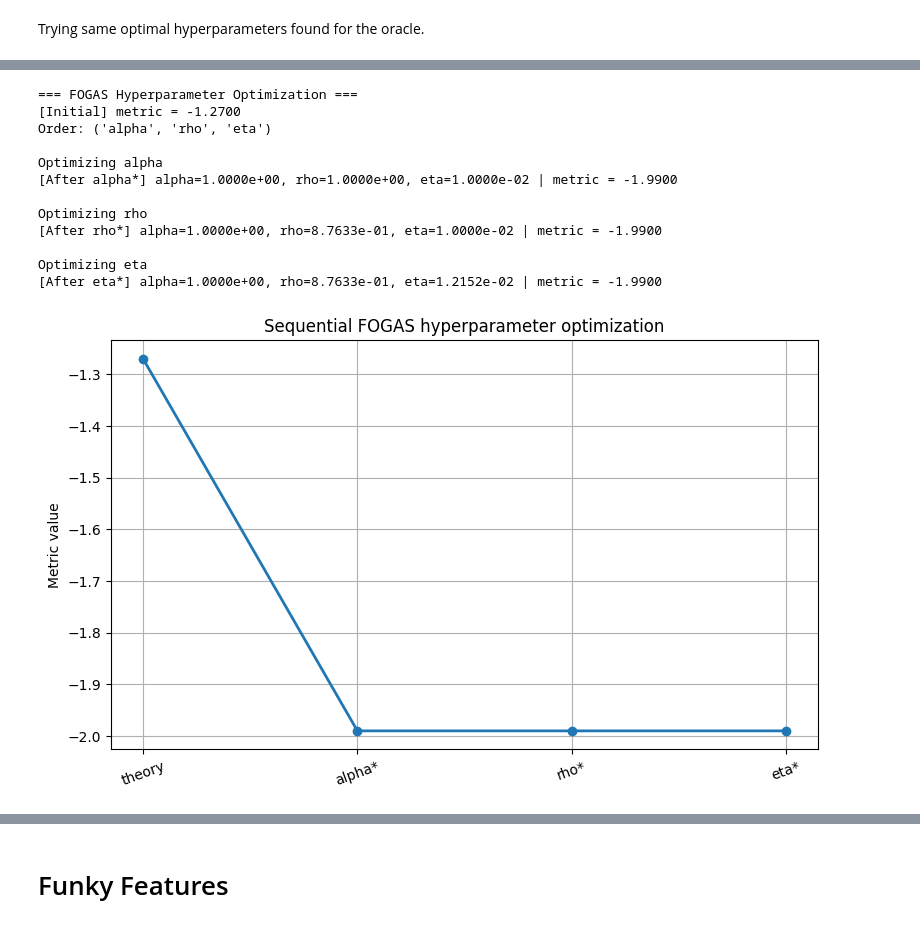
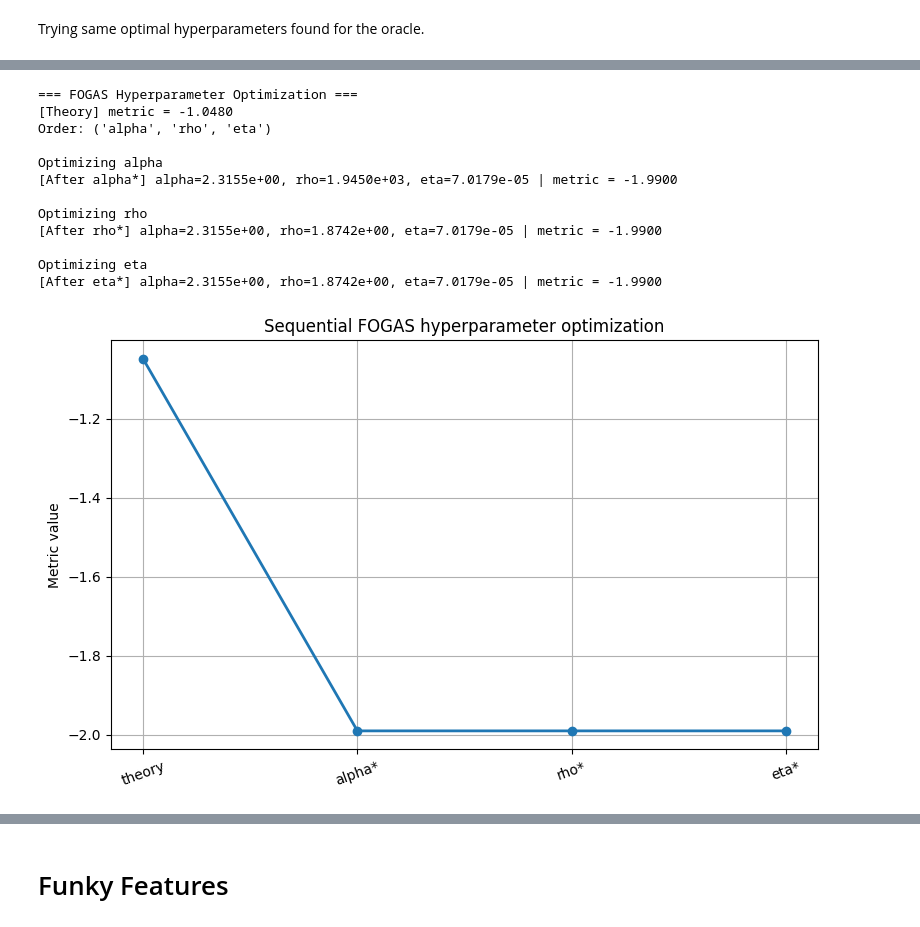
Before and after one commit to maaurod/FOGAS, a Jupyter notebook: experiments/fogas/notebooks/2State.ipynb, the cells around one changed output, grey strips where cells are left out. Cells and saved outputs as stored; diff of their text form; code cells hidden in the pictures.

```diff
--- a/experiments/fogas/notebooks/2State.ipynb
+++ b/experiments/fogas/notebooks/2State.ipynb
@@ -147,21 +162,21 @@ $$
 # %% [markdown]
 ## Testing
 # %%
-states_2d = np.array([0, 1])
-actions_2d = np.array([0, 1])
+states_2d = torch.arange(2, dtype=torch.long)
+actions_2d = torch.arange(2, dtype=torch.long)
 gamma_2d = 0.99
 x_0 = 0 # fixed initial state
 
 def phi(state, action):
-    vec = np.zeros(4)
-    vec[state * 2 + action] = 1.0
+    vec = torch.zeros(4, dtype=torch.float64)
+    vec[int(state) * 2 + int(action)] = 1.0
     return vec
 
-omega = np.array([0, 1.0, 1.0, 2.0])
+omega = tensor64([0, 1.0, 1.0, 2.0])
 
 psi = {
-    0: np.array([1.0, 0, 1.0, 0]),
-    1: np.array([0, 1.0, 0, 1.0])
+    0: tensor64([1.0, 0, 1.0, 0]),
+    1: tensor64([0, 1.0, 0, 1.0])
 }
 
 
@@ -241,13 +326,5 @@ Norm diagnostics:
 # %%
-solver_e = FOGASSolverVectorized(
-    mdp=mdp,
-    print_params=True,
-    csv_path=str(DATASET_PATH)
-)
+solver_e = FOGASSolver(mdp=mdp, print_params=True, csv_path=str(DATASETS_DIR / "dumb_problem.csv"), seed=SEED, device=DEVICE)
 evaluator_e = FOGASEvaluator(solver_e)
-optimizer_e = FOGASHyperOptimizer(
-    solver=solver_e,
-    metric_callable=evaluator_e.get_metric("reward"),
-    seed=seed
-)
+optimizer_e = FOGASHyperOptimizer(solver=solver_e,metric_callable=evaluator_e.get_metric("reward"))
 # %% [output]
@@ -295,32 +372,28 @@ Gap (J* − J) = 1.331483e-02
 # %%
 summary_e = optimizer_e.optimize_fogas_hyperparameters(
     search_method="random",
-    coarse_points=15,
+    coarse_points=20,
     print_main=True,
-    print_search=False,
-    num_runs=1,
-    random_candidates=30,
-    order=("alpha", "rho", "eta"),
-    bounds_overrides={"alpha" : (1e-2, 1.0), "rho" : (1e-2, 1.0), "eta" : (1e-2, 1.0)}
+    num_runs=2
 )
 
 alpha_star_e = summary_e["alpha"]
 rho_star_e = summary_e["rho"]
 eta_star_e = summary_e["eta"]
 # %% [output]
 === FOGAS Hyperparameter Optimization ===
-[Initial] metric = -1.2700
+[Theory] metric = -1.0480
 Order: ('alpha', 'rho', 'eta')
 
 Optimizing alpha
-[After alpha*] alpha=1.0000e+00, rho=1.0000e+00, eta=1.0000e-02 | metric = -1.9900
+[After alpha*] alpha=2.3155e+00, rho=1.9450e+03, eta=7.0179e-05 | metric = -1.9900
 
 Optimizing rho
-[After rho*] alpha=1.0000e+00, rho=8.7633e-01, eta=1.0000e-02 | metric = -1.9900
+[After rho*] alpha=2.3155e+00, rho=1.8742e+00, eta=7.0179e-05 | metric = -1.9900
 
 Optimizing eta
-[After eta*] alpha=1.0000e+00, rho=8.7633e-01, eta=1.2152e-02 | metric = -1.9900
+[After eta*] alpha=2.3155e+00, rho=1.8742e+00, eta=7.0179e-05 | metric = -1.9900
-[figure, old version]
+[figure, new version]
 # %%
 solver_e.run(alpha=alpha_star_e, eta=eta_star_e, rho=rho_star_e, tqdm_print=True)
 evaluator_e.compare_value_functions()
```
Also changed, not shown: parts of 27 cells of this notebook, 15 other files.
